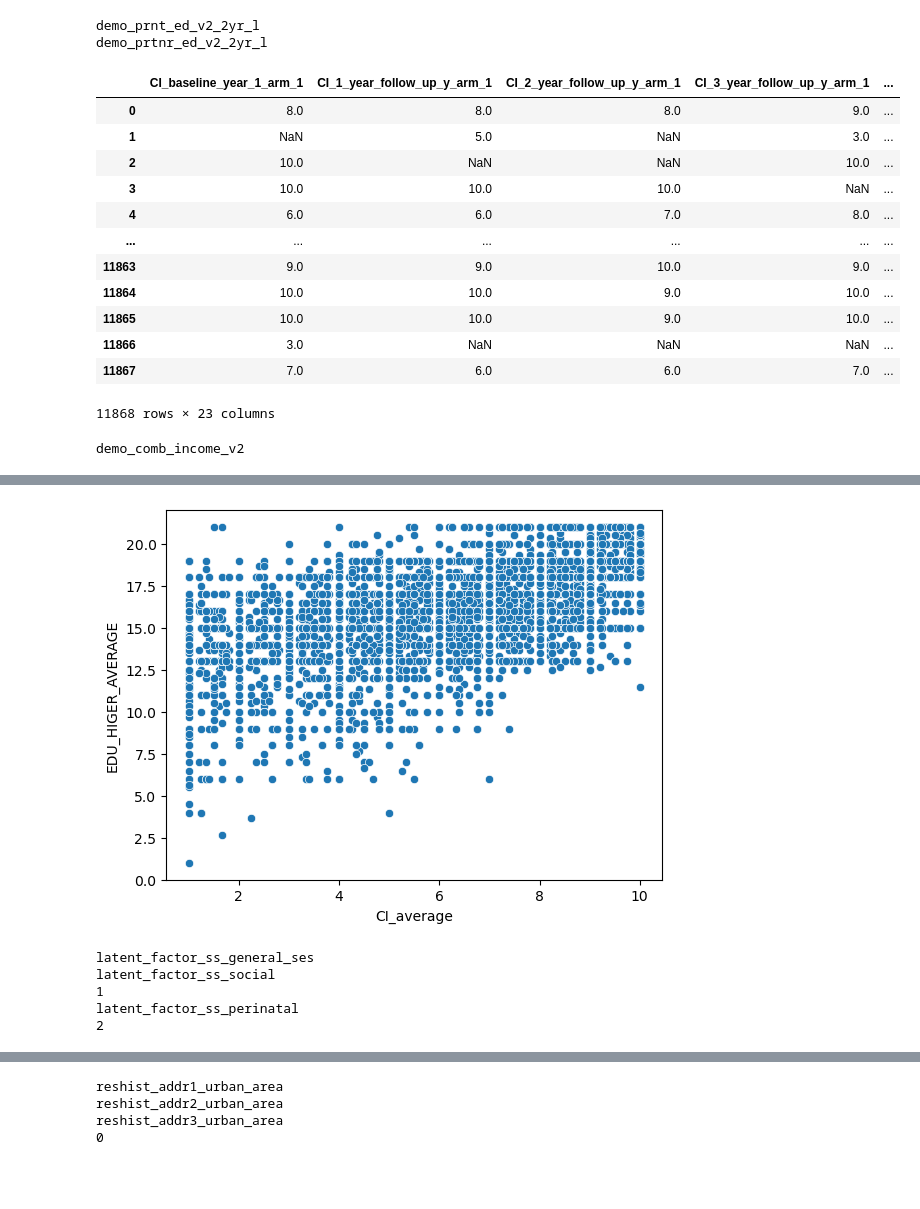
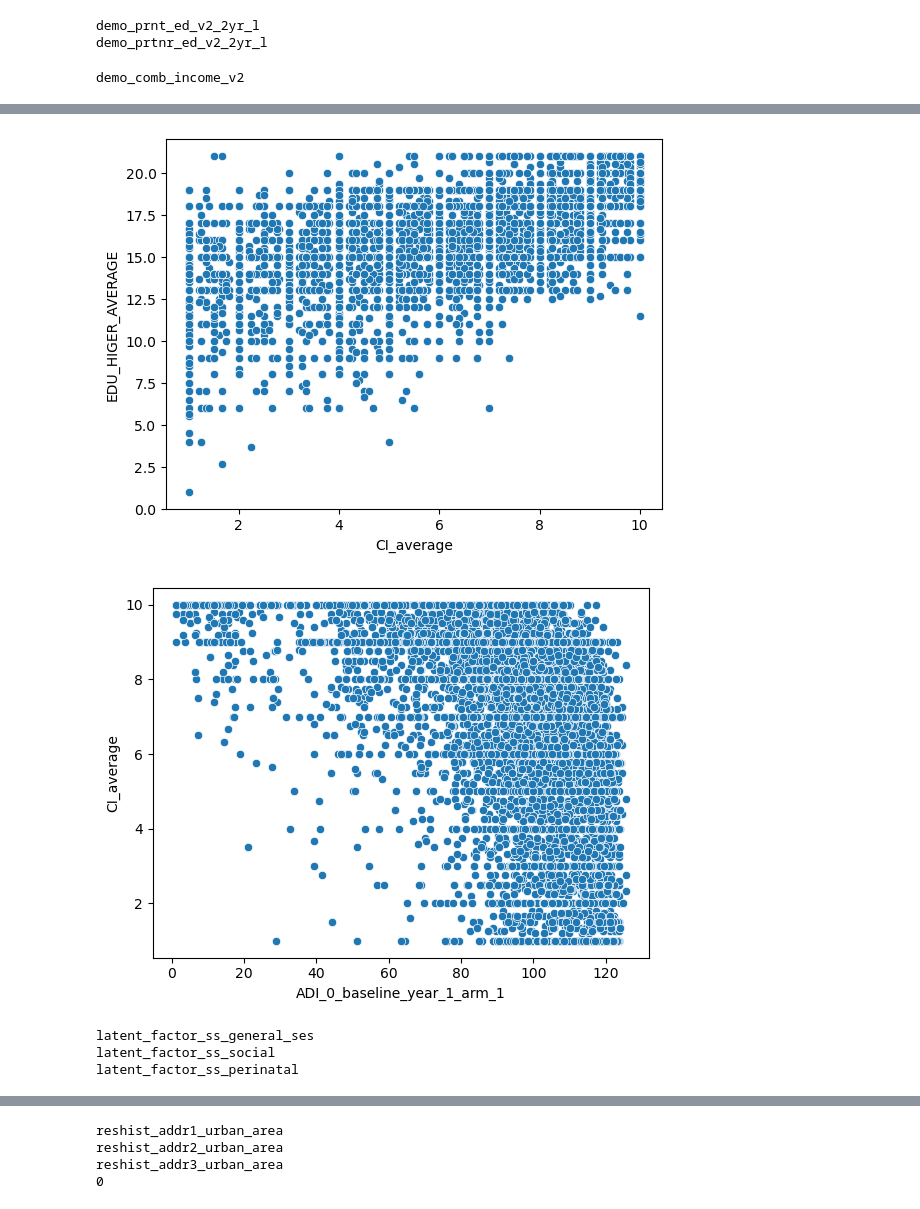
Before and after one commit to samuelheczko/causal_-interference_stimulants_PE, a Jupyter notebook: python_source/raw_data_manipulation.ipynb, the cells around one changed output, grey strips where cells are left out. Cells and saved outputs as stored; diff of their text form; code cells hidden in the pictures; blank space fills up the shorter version.

```diff
--- a/python_source/raw_data_manipulation.ipynb
+++ b/python_source/raw_data_manipulation.ipynb
@@ -443,20 +430,4 @@ partner_edu = pd.DataFrame(partner_edu).add_prefix('PARTNER_EDU_')
 # %% [output]
 demo_prnt_ed_v2_2yr_l
 demo_prtnr_ed_v2_2yr_l
-# %%
-socio_economic_df
-# %% [output]
-|  | CI_baseline_year_1_arm_1 | CI_1_year_follow_up_y_arm_1 | CI_2_year_follow_up_y_arm_1 | CI_3_year_follow_up_y_arm_1 | ... |
-| 0 | 8.0 | 8.0 | 8.0 | 9.0 | ... |
-| 1 | NaN | 5.0 | NaN | 3.0 | ... |
-| 2 | 10.0 | NaN | NaN | 10.0 | ... |
-| 3 | 10.0 | 10.0 | 10.0 | NaN | ... |
-| 4 | 6.0 | 6.0 | 7.0 | 8.0 | ... |
-| ... | ... | ... | ... | ... | ... |
-| 11863 | 9.0 | 9.0 | 10.0 | 9.0 | ... |
-| 11864 | 10.0 | 10.0 | 9.0 | 10.0 | ... |
-| 11865 | 10.0 | 10.0 | 9.0 | 10.0 | ... |
-| 11866 | 3.0 | NaN | NaN | NaN | ... |
-| 11867 | 7.0 | 6.0 | 6.0 | 7.0 | ... |
-11868 rows × 23 columns
 # %%
@@ -504,24 +479,26 @@ socio_economic_df.drop(columns=columns_to_remove, inplace=True) # remove
 # %%
 sns.scatterplot(data = socio_economic_df,x = 'PARTNER_EDU_average', y = 'PARENT_EDU_average' )
 plt.show()
 sns.scatterplot(data = socio_economic_df,x = 'ADI_0_baseline_year_1_arm_1', y = 'EDU_HIGER_AVERAGE')
 plt.show()
 sns.scatterplot(data = socio_economic_df,x = 'CI_average', y = 'EDU_HIGER_AVERAGE')
 plt.show()
+sns.scatterplot(data = socio_economic_df,x = 'ADI_0_baseline_year_1_arm_1', y = 'CI_average')
+plt.show()
 # %% [output]
 [figure]
 [figure]
 [figure]
+[figure, added]
 # %%
 latent_factors = ['latent_factor_ss_general_ses','latent_factor_ss_social','latent_factor_ss_perinatal']
 latent_factor_dfs = []
 for index, latent_factor in enumerate(latent_factors):
-    latent_factor_dict = extractor(general_csvs['abcd_y_lf'],target_columns=latent_factor,average=True)
+    latent_factor_dict = extractor(general_csvs['abcd_y_lf'],target_columns=latent_factor,average=False)
     latent_factor_df = pd.DataFrame(latent_factor_dict).add_prefix(latent_factor + '_')
     latent_factor_dfs.append(latent_factor_df) ##use our extractor to add the latent factors
     if index != 0:
-        print(index)
-        latent_factor_dfs[0].merge(
+        latent_factor_dfs[0] = latent_factor_dfs[0].merge(
         latent_factor_dfs[index],
         how = 'outer',
         left_on=latent_factors[0] + '__subject',
@@ -530,6 +507,4 @@ for index, latent_factor in enumerate(latent_factors):
 # %% [output]
 latent_factor_ss_general_ses
 latent_factor_ss_social
-1
 latent_factor_ss_perinatal
-2
```
Also changed, not shown: parts of 34 cells of this notebook, 4 other files.
